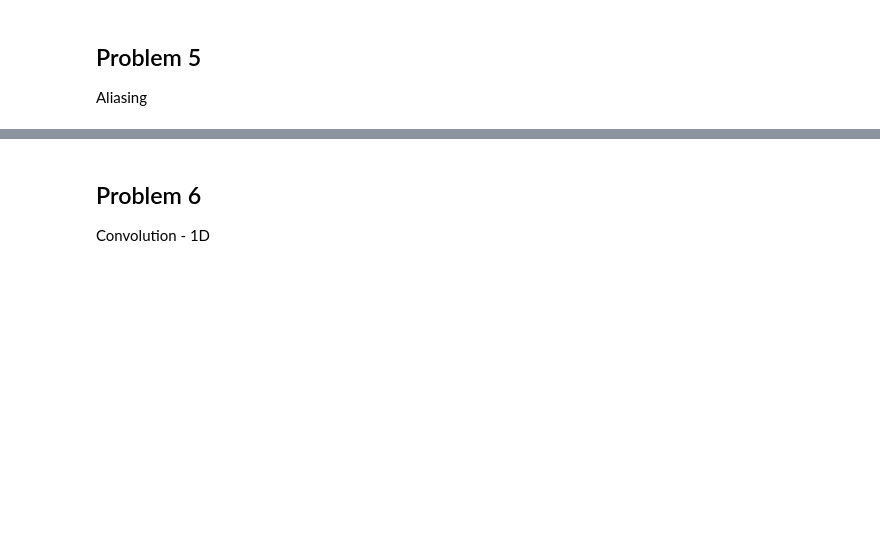
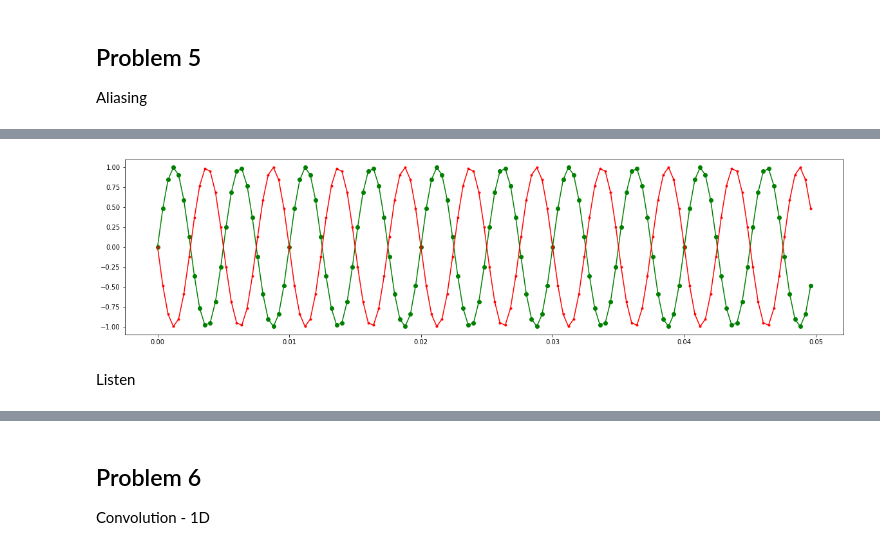
Before and after one commit to Pataweepr/ComEngMath2, a Jupyter notebook: (ComEngMath2)Lab5.ipynb, the cells around one changed output, grey strips where cells are left out. Saved outputs shown, nothing was run; the diff lists cells and outputs as text; code cells hidden in the pictures; blank space fills up the shorter version.

```diff
--- a/(ComEngMath2)Lab5.ipynb
+++ b/(ComEngMath2)Lab5.ipynb
@@ -82,0 +103,13 @@ Aliasing
+# %%
+f_samp_02 = 2500
+ts02 = np.linspace(t_st, t_end , int((t_end-t_st)*f_samp_02), endpoint=False)
+x01_ts02 = np.sin(2*np.pi*f_01*ts02)
+x02_ts02 = np.sin(2*np.pi*f_02*ts02)
+
+plt.figure(figsize=(20, 5))
+plt.plot(ts02, x01_ts02, 'go-', ts02, x02_ts02, 'r.-')
+plt.show()
+# %% [output]
+[figure, added]
+# %% [markdown]
+Listen
```
Also changed, not shown: parts of 17 cells of this notebook.
